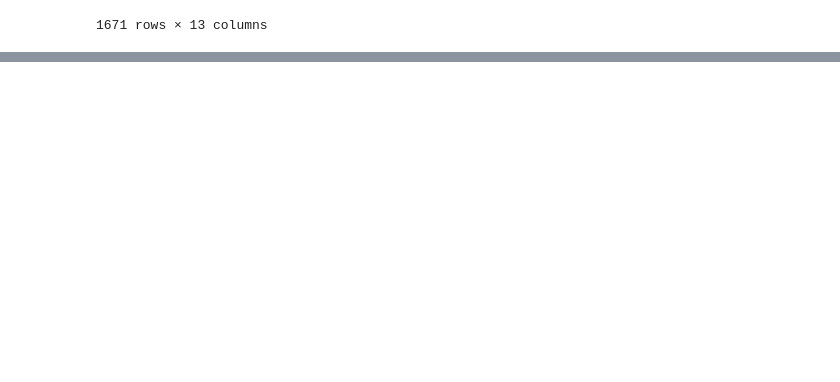
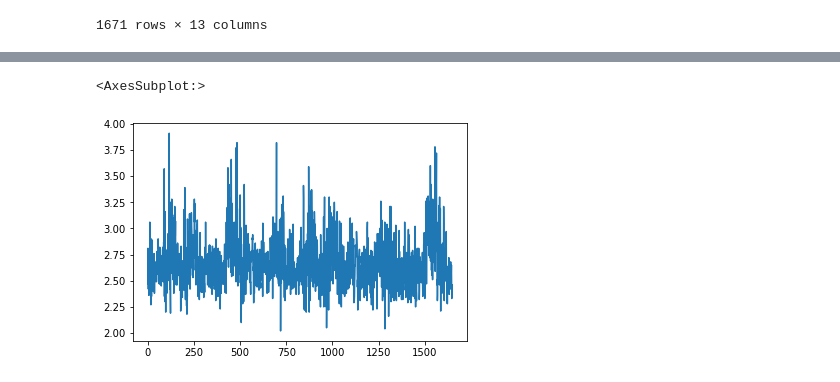
Before and after one commit to renatomatz/ibuying_effects, a Jupyter notebook: data_and_processing/import_characteristics.ipynb, the cells around one changed output, grey strips where cells are left out. Cells and saved outputs as stored; diff of their text form; code cells hidden in the pictures; blank space fills up the shorter version.

```diff
--- a/data_and_processing/import_characteristics.ipynb
+++ b/data_and_processing/import_characteristics.ipynb
@@ -102,6 +102,8 @@ house_char = dict()
 get_data("Housing Characteristics", "Housing Variable", house_char)
 
 house_char = pd.concat([*house_char.values()])
+house_char["average_household_size"] = house_char["average_household_size_of_owner_occupied_unit"]
+
 house_char
 # %% [output]
 |  | county | state | year | homeowner_vacancy_rate | average_household_size_of_owner_o... | average_household_size_of_renter_... | ... |
@@ -122,4 +124,4 @@ all_df = soc_char
 for df in [demo_char, econ_char, house_char]:
     all_df = pd.merge(all_df, df, how="left", on=["county", "state", "year"])
 
-all_df
+all_df = all_df.drop(columns="average_household_size_x").rename({"average_household_size_y": "average_household_size"}, axis=1)
@@ -140,2 +128,7 @@ all_df
+# %%
+all_df["average_household_size"].plot()
+# %% [output]
+<AxesSubplot:>
+[figure, added]
 # %%
 all_df.to_csv("data/processed/all_chars.csv", index=False)
```
Also changed, not shown: parts of 2 cells of this notebook, 23 other files.
